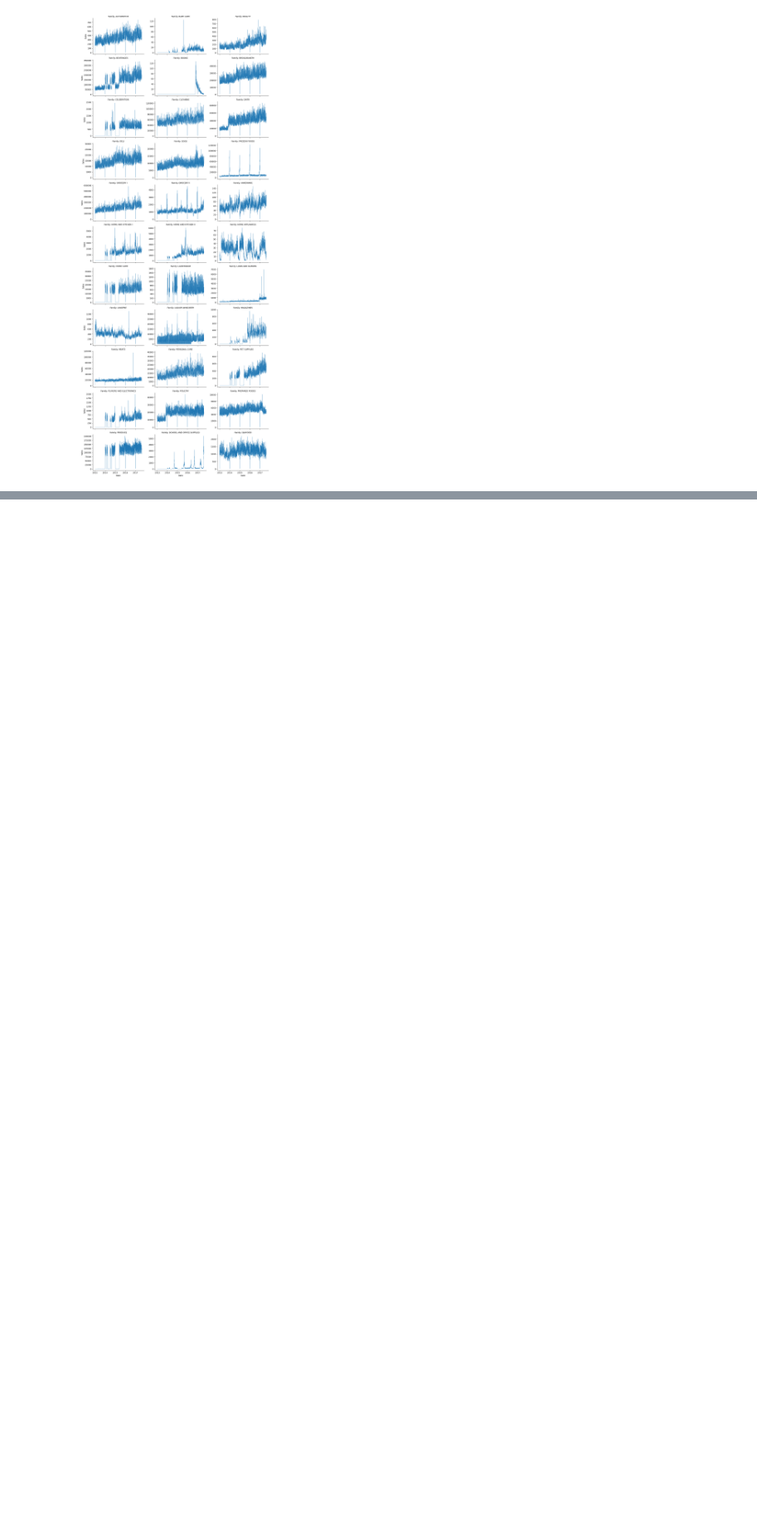
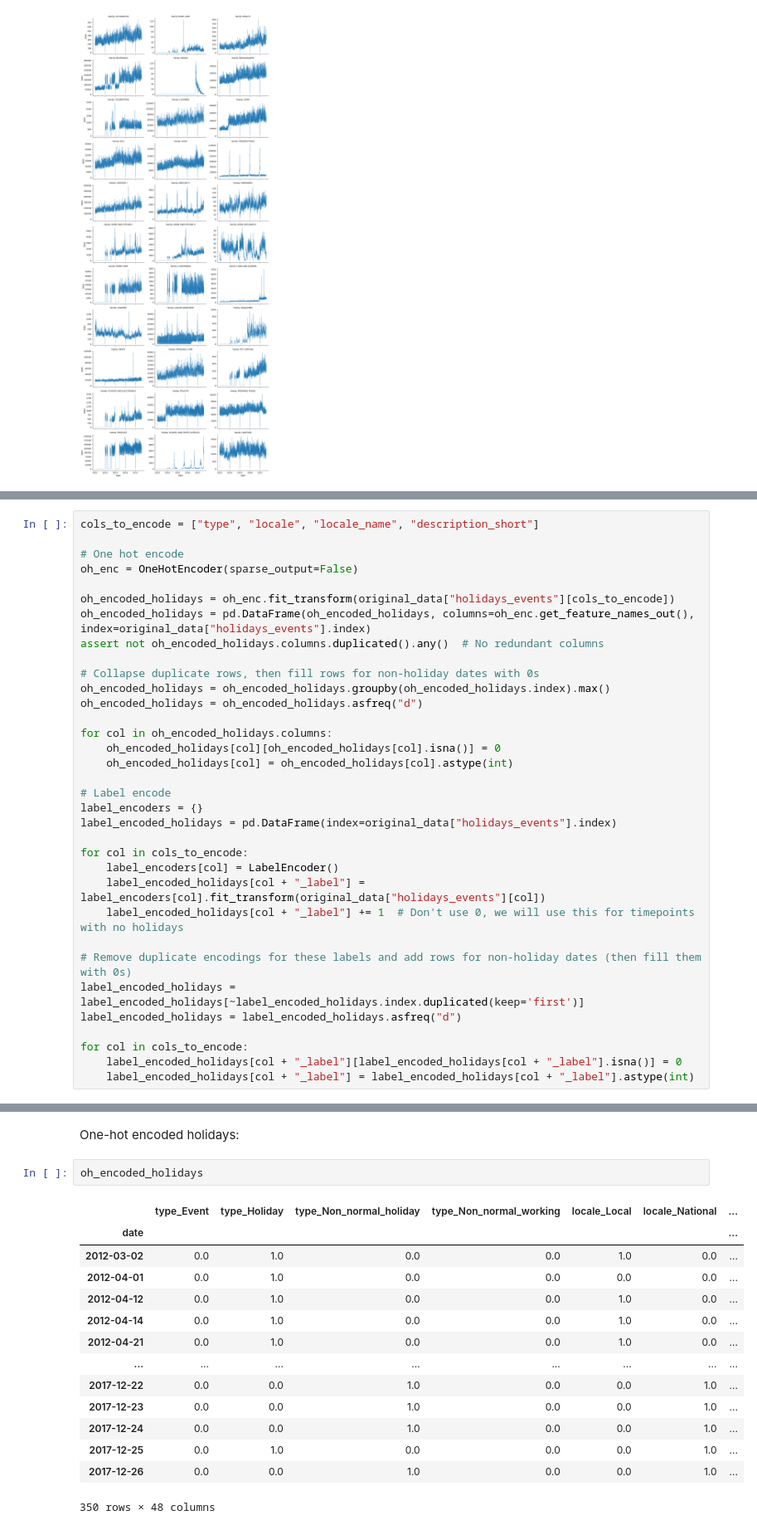
Before and after one commit to jackgisby/mini_projects, a Jupyter notebook: getting_started_forecasting/kaggle-getting-started-store-sales-prediction.ipynb, the cells around one changed output, grey strips where cells are left out. Shown at 83% size. Saved outputs shown, nothing was run; the diff lists cells and outputs as text; blank space fills up the shorter version.

```diff
--- a/getting_started_forecasting/kaggle-getting-started-store-sales-prediction.ipynb
+++ b/getting_started_forecasting/kaggle-getting-started-store-sales-prediction.ipynb
@@ -116,0 +339,34 @@ plt.show()
+# %%
+cols_to_encode = ["type", "locale", "locale_name", "description_short"]
+
+# One hot encode
+oh_enc = OneHotEncoder(sparse_output=False)
+
+oh_encoded_holidays = oh_enc.fit_transform(original_data["holidays_events"][cols_to_encode])
+oh_encoded_holidays = pd.DataFrame(oh_encoded_holidays, columns=oh_enc.get_feature_names_out(), index=original_data["holidays_events"].index)
+assert not oh_encoded_holidays.columns.duplicated().any()  # No redundant columns
+
+# Collapse duplicate rows, then fill rows for non-holiday dates with 0s
+oh_encoded_holidays = oh_encoded_holidays.groupby(oh_encoded_holidays.index).max()
+oh_encoded_holidays = oh_encoded_holidays.asfreq("d")
+
+for col in oh_encoded_holidays.columns:
+    oh_encoded_holidays[col][oh_encoded_holidays[col].isna()] = 0
+    oh_encoded_holidays[col] = oh_encoded_holidays[col].astype(int)
+
+# Label encode
+label_encoders = {}
+label_encoded_holidays = pd.DataFrame(index=original_data["holidays_events"].index)
+
+for col in cols_to_encode:
+    label_encoders[col] = LabelEncoder()
+    label_encoded_holidays[col + "_label"] = label_encoders[col].fit_transform(original_data["holidays_events"][col])
+    label_encoded_holidays[col + "_label"] += 1  # Don't use 0, we will use this for timepoints with no holidays
+
+# Remove duplicate encodings for these labels and add rows for non-holiday dates (then fill them with 0s)
+label_encoded_holidays = label_encoded_holidays[~label_encoded_holidays.index.duplicated(keep='first')]
+label_encoded_holidays = label_encoded_holidays.asfreq("d")
+
+for col in cols_to_encode:
+    label_encoded_holidays[col + "_label"][label_encoded_holidays[col + "_label"].isna()] = 0
+    label_encoded_holidays[col + "_label"] = label_encoded_holidays[col + "_label"].astype(int)
@@ -116,0 +375,19 @@ plt.show()
+# %% [markdown]
+One-hot encoded holidays:
+# %%
+oh_encoded_holidays
+# %% [output]
+|  | type_Event | type_Holiday | type_Non_normal_holiday | type_Non_normal_working | locale_Local | locale_National | ... |
+| date |  |  |  |  |  |  | ... |
+| 2012-03-02 | 0.0 | 1.0 | 0.0 | 0.0 | 1.0 | 0.0 | ... |
+| 2012-04-01 | 0.0 | 1.0 | 0.0 | 0.0 | 0.0 | 0.0 | ... |
+| 2012-04-12 | 0.0 | 1.0 | 0.0 | 0.0 | 1.0 | 0.0 | ... |
+| 2012-04-14 | 0.0 | 1.0 | 0.0 | 0.0 | 1.0 | 0.0 | ... |
+| 2012-04-21 | 0.0 | 1.0 | 0.0 | 0.0 | 1.0 | 0.0 | ... |
+| ... | ... | ... | ... | ... | ... | ... | ... |
+| 2017-12-22 | 0.0 | 0.0 | 1.0 | 0.0 | 0.0 | 1.0 | ... |
+| 2017-12-23 | 0.0 | 0.0 | 1.0 | 0.0 | 0.0 | 1.0 | ... |
+| 2017-12-24 | 0.0 | 0.0 | 1.0 | 0.0 | 0.0 | 1.0 | ... |
+| 2017-12-25 | 0.0 | 1.0 | 0.0 | 0.0 | 0.0 | 1.0 | ... |
+| 2017-12-26 | 0.0 | 0.0 | 1.0 | 0.0 | 0.0 | 1.0 | ... |
+350 rows × 48 columns
```
Also changed, not shown: parts of 30 cells of this notebook.
